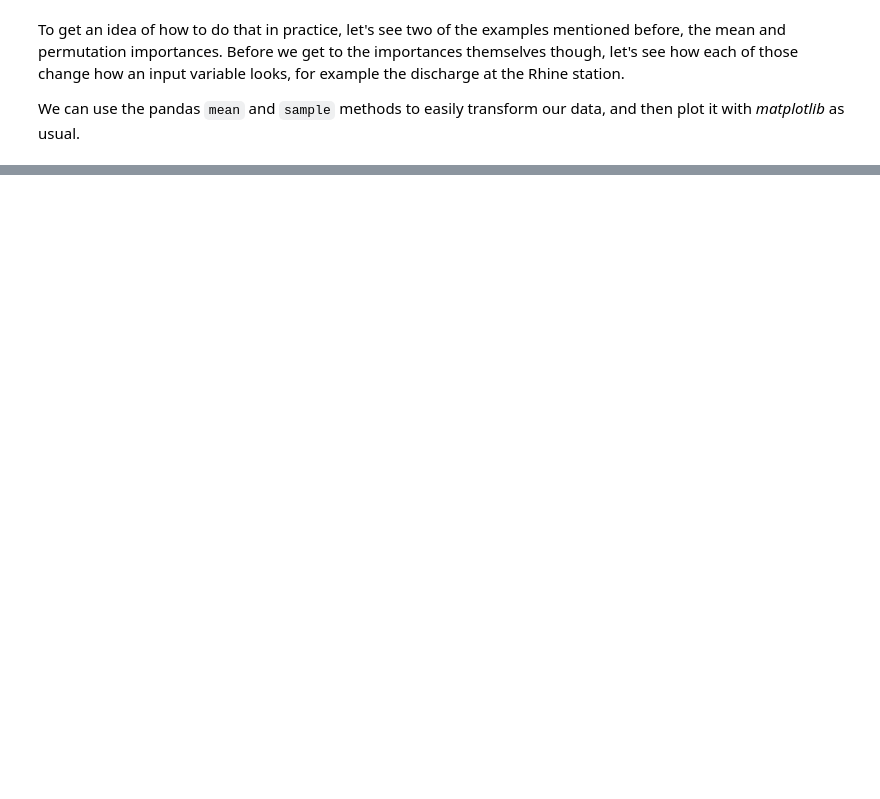
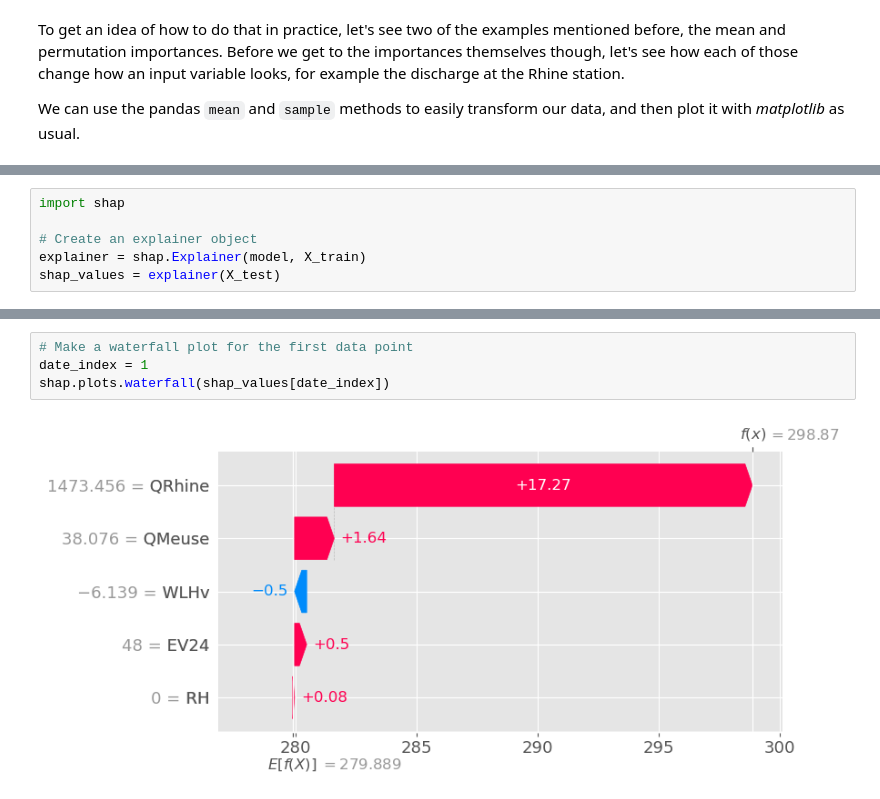
Before and after one commit to oriol-pomarol/codegeo_workshops, a Jupyter notebook: 2_feature_importance.ipynb, the cells around one changed output, grey strips where cells are left out. Saved outputs shown, nothing was run; the diff lists cells and outputs as text; blank space fills up the shorter version.

```diff
--- a/2_feature_importance.ipynb
+++ b/2_feature_importance.ipynb
@@ -411,0 +344,6 @@ SHAP also provides functionality to plot the *attribution* (both positive and ne
+# %%
+import shap
+
+# Create an explainer object
+explainer = shap.Explainer(model, X_train)
+shap_values = explainer(X_test)
@@ -411,0 +354,6 @@ SHAP also provides functionality to plot the *attribution* (both positive and ne
+# %%
+# Make a waterfall plot for the first data point
+date_index = 1
+shap.plots.waterfall(shap_values[date_index])
+# %% [output]
+[figure, added]
```
Also changed, not shown: parts of 46 cells of this notebook.
